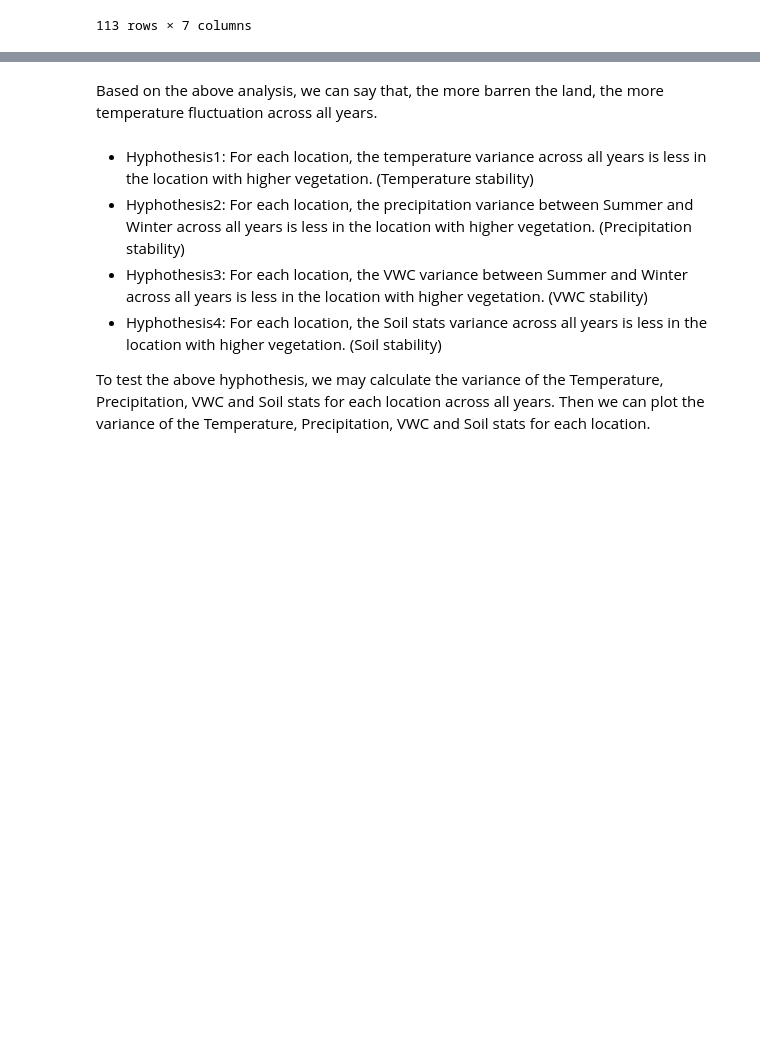
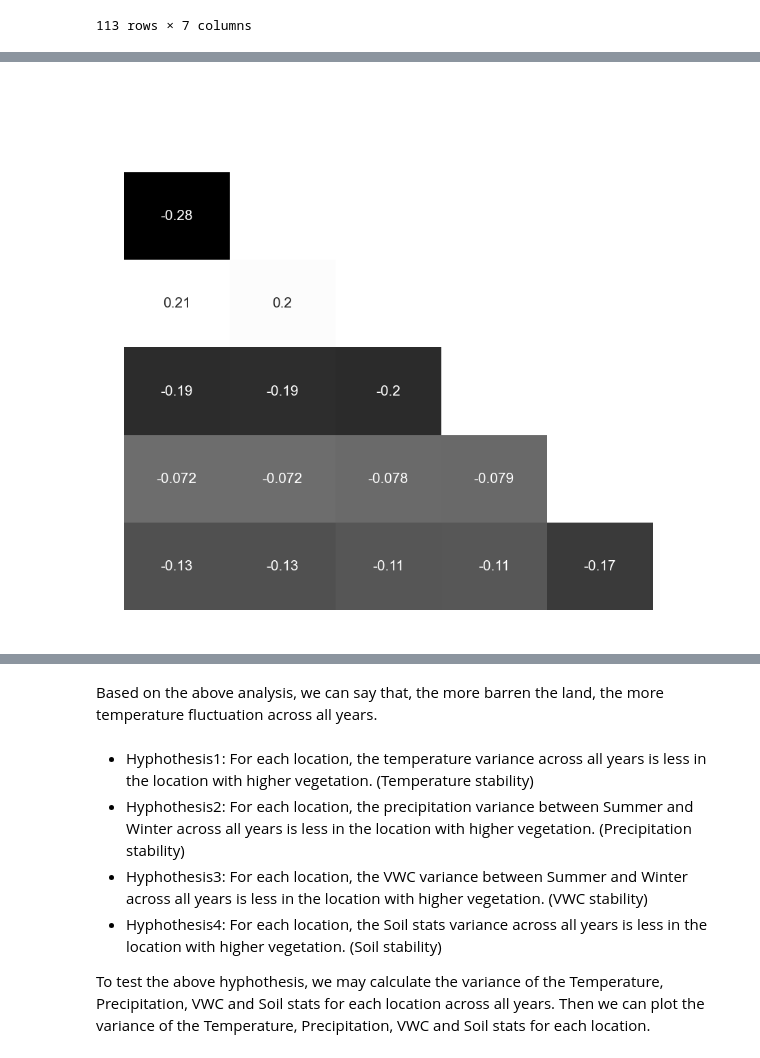
Before and after one commit to verkyyi/climate_vegetation_dsan, a Jupyter notebook: main.ipynb, the cells around one changed output, grey strips where cells are left out. Cells and saved outputs as stored; diff of their text form; code cells hidden in the pictures; blank space fills up the shorter version.

Commit message:
update images

```diff
--- a/main.ipynb
+++ b/main.ipynb
@@ -886,0 +834,28 @@ plt.show()
+# %%
+# plot the heatmap of the correlation matrix between vegetation features and temperature features
+import seaborn as sns
+plt.figure(figsize=(10, 10))
+filtered_corr_matrix = year_data[vegetation_columns + temperature_columns].corr().loc[vegetation_columns, temperature_columns]
+# Create a mask for the upper triangle
+mask = np.triu(np.ones_like(filtered_corr_matrix, dtype=bool))
+# use white color for all the elements in the heatmap
+# set ticks of cmap to white
+sns.heatmap(
+  filtered_corr_matrix,
+  mask=mask,
+  annot=True,
+  cbar = False,
+  cmap='gray',
+  # set annot font size to 15
+  annot_kws={'fontsize': 15},
+)
+# use white color for the text
+plt.xticks(color='white', fontsize=15)
+plt.yticks(color='white', fontsize=15)
+# set cmap ticks to white
+plt.tick_params(axis='x', colors='white')
+# save to a file
+plt.savefig('./docs/images/vegetation_temperature_corr.png', transparent=True)
+plt.show()
+# %% [output]
+[figure, added]
```
Also changed, not shown: parts of 5 cells of this notebook, 5 other files.
